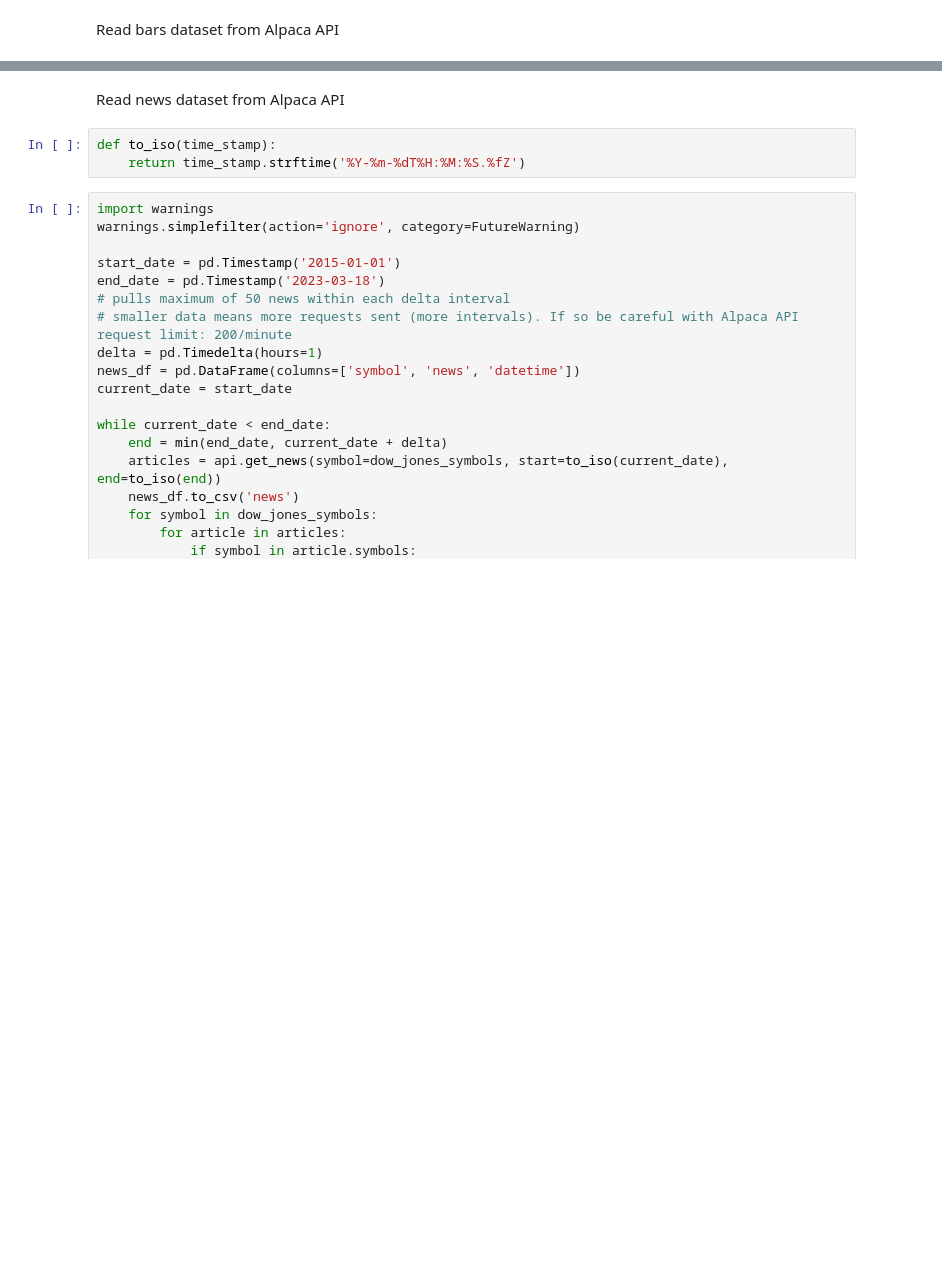
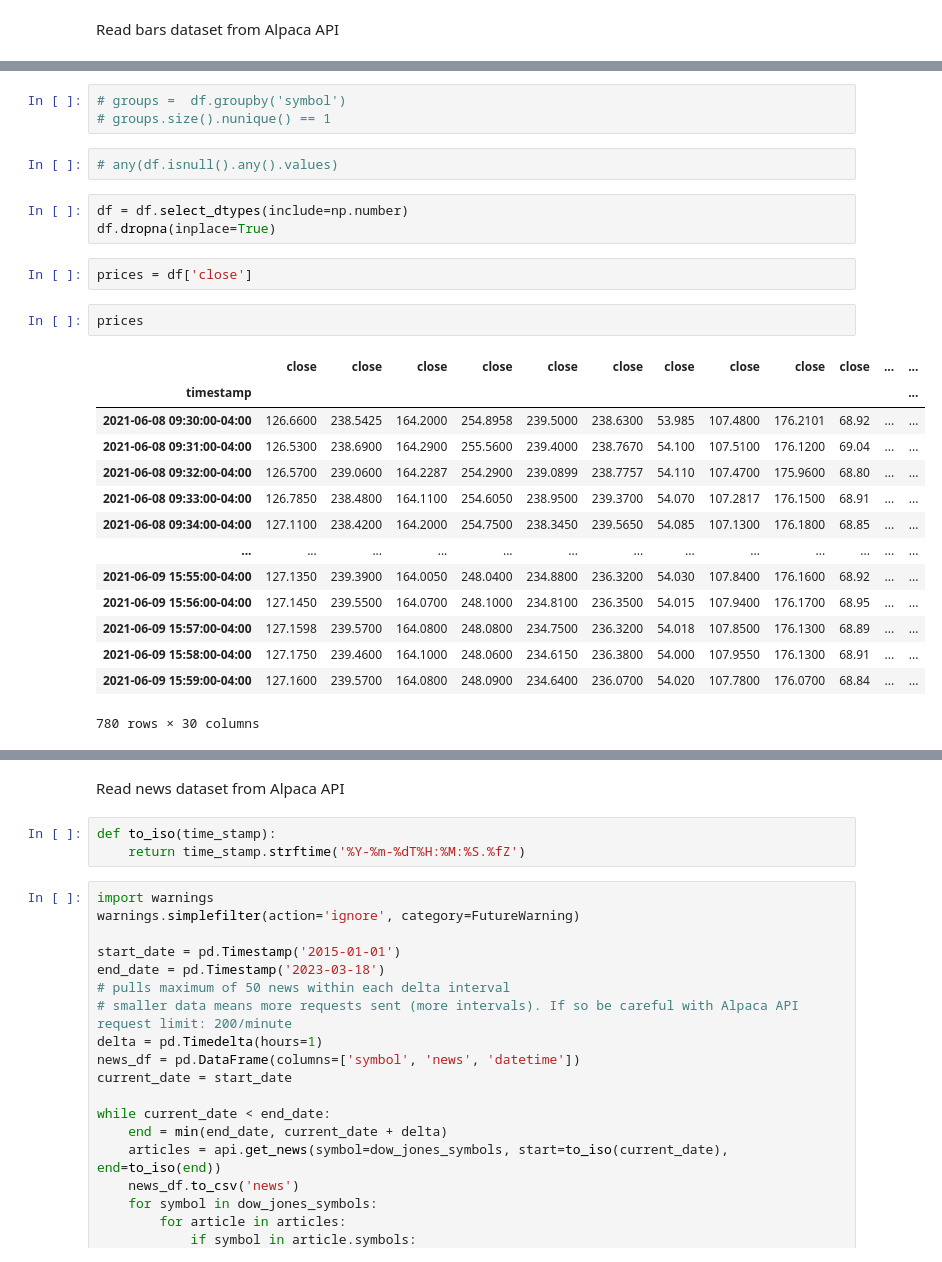
Before and after one commit to RezaSoleymanifar/neural, a Jupyter notebook: notebooks/price_prediction.ipynb, the cells around one changed output, grey strips where cells are left out. Saved outputs shown, nothing was run; the diff lists cells and outputs as text; blank space fills up the shorter version.

```diff
--- a/notebooks/price_prediction.ipynb
+++ b/notebooks/price_prediction.ipynb
@@ -71,3 +125,30 @@ working_days = nyse.sessions_in_range(start, end).normalize()
+# %%
+# groups =  df.groupby('symbol')
+# groups.size().nunique() == 1
+# %%
+# any(df.isnull().any().values)
+# %%
+df = df.select_dtypes(include=np.number)
+df.dropna(inplace=True)
+# %%
+prices = df['close']
+# %%
+prices
+# %% [output]
+|  | close | close | close | close | close | close | close | close | close | close | ... | ... |
+| timestamp |  |  |  |  |  |  |  |  |  |  |  | ... |
+| 2021-06-08 09:30:00-04:00 | 126.6600 | 238.5425 | 164.2000 | 254.8958 | 239.5000 | 238.6300 | 53.985 | 107.4800 | 176.2101 | 68.92 | ... | ... |
+| 2021-06-08 09:31:00-04:00 | 126.5300 | 238.6900 | 164.2900 | 255.5600 | 239.4000 | 238.7670 | 54.100 | 107.5100 | 176.1200 | 69.04 | ... | ... |
+| 2021-06-08 09:32:00-04:00 | 126.5700 | 239.0600 | 164.2287 | 254.2900 | 239.0899 | 238.7757 | 54.110 | 107.4700 | 175.9600 | 68.80 | ... | ... |
+| 2021-06-08 09:33:00-04:00 | 126.7850 | 238.4800 | 164.1100 | 254.6050 | 238.9500 | 239.3700 | 54.070 | 107.2817 | 176.1500 | 68.91 | ... | ... |
+| 2021-06-08 09:34:00-04:00 | 127.1100 | 238.4200 | 164.2000 | 254.7500 | 238.3450 | 239.5650 | 54.085 | 107.1300 | 176.1800 | 68.85 | ... | ... |
+| ... | ... | ... | ... | ... | ... | ... | ... | ... | ... | ... | ... | ... |
+| 2021-06-09 15:55:00-04:00 | 127.1350 | 239.3900 | 164.0050 | 248.0400 | 234.8800 | 236.3200 | 54.030 | 107.8400 | 176.1600 | 68.92 | ... | ... |
+| 2021-06-09 15:56:00-04:00 | 127.1450 | 239.5500 | 164.0700 | 248.1000 | 234.8100 | 236.3500 | 54.015 | 107.9400 | 176.1700 | 68.95 | ... | ... |
+| 2021-06-09 15:57:00-04:00 | 127.1598 | 239.5700 | 164.0800 | 248.0800 | 234.7500 | 236.3200 | 54.018 | 107.8500 | 176.1300 | 68.89 | ... | ... |
+| 2021-06-09 15:58:00-04:00 | 127.1750 | 239.4600 | 164.1000 | 248.0600 | 234.6150 | 236.3800 | 54.000 | 107.9550 | 176.1300 | 68.91 | ... | ... |
+| 2021-06-09 15:59:00-04:00 | 127.1600 | 239.5700 | 164.0800 | 248.0900 | 234.6400 | 236.0700 | 54.020 | 107.7800 | 176.0700 | 68.84 | ... | ... |
+780 rows × 30 columns
 # %%
 df
 # %% [output]
```
Also changed, not shown: parts of 28 cells of this notebook, 8 other files.
